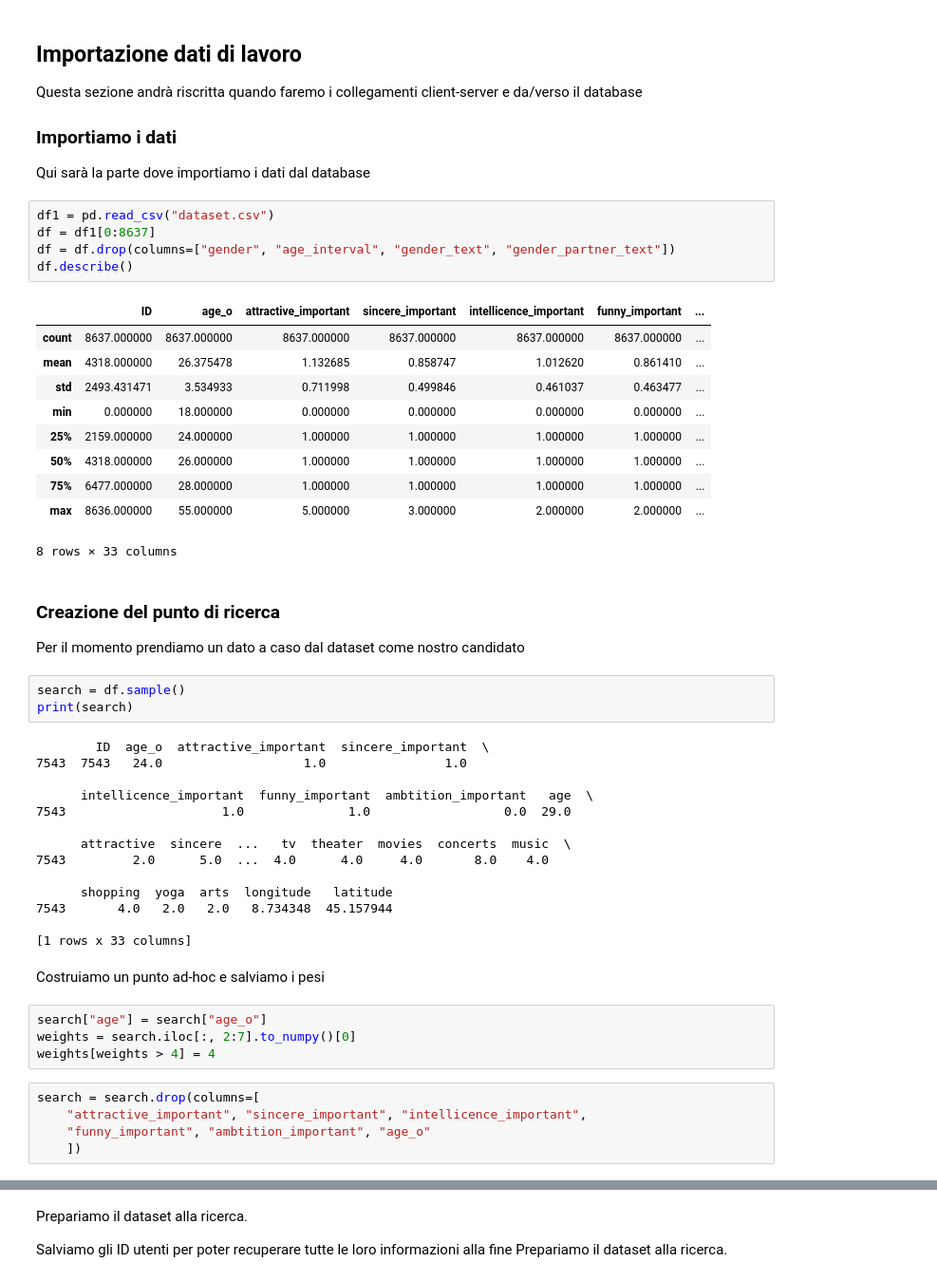
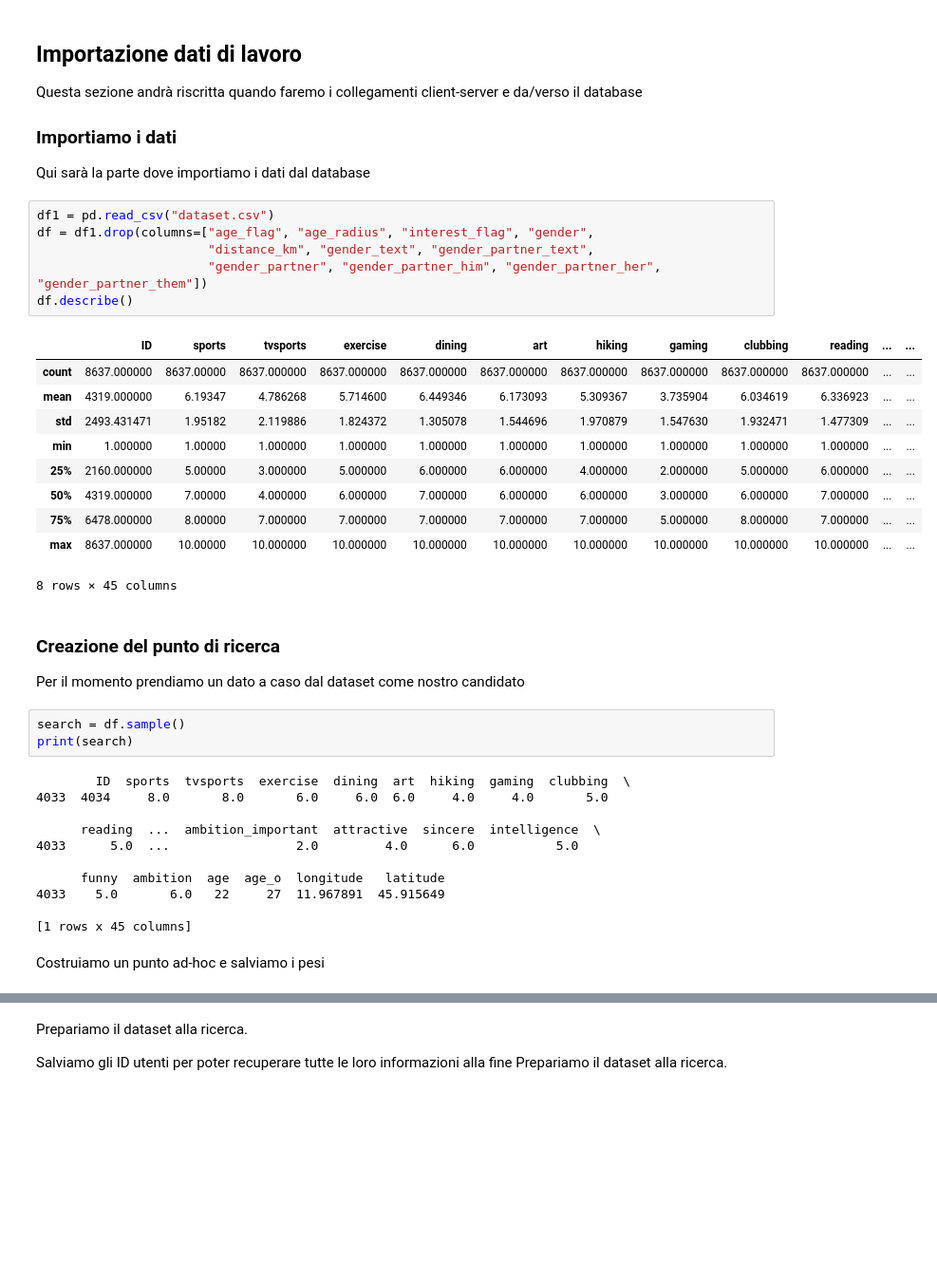
Before and after one commit to Francescabazzo/qpid, a Jupyter notebook: backend/backend.ipynb, the cells around one changed output, grey strips where cells are left out. Shown at 95% size. Saved outputs shown, nothing was run; the diff lists cells and outputs as text; blank space fills up the shorter version.

```diff
--- a/backend/backend.ipynb
+++ b/backend/backend.ipynb
@@ -13,20 +12,21 @@ Questa sezione andrà riscritta quando faremo i collegamenti client-server e da/
 Qui sarà la parte dove importiamo i dati dal database
 # %%
 df1 = pd.read_csv("dataset.csv")
-df = df1[0:8637]
-df = df.drop(columns=["gender", "age_interval", "gender_text", "gender_partner_text"])
+df = df1.drop(columns=["age_flag", "age_radius", "interest_flag", "gender",
+                       "distance_km", "gender_text", "gender_partner_text",
+                       "gender_partner", "gender_partner_him", "gender_partner_her", "gender_partner_them"])
 df.describe()
 # %% [output]
-|  | ID | age_o | attractive_important | sincere_important | intellicence_important | funny_important | ... |
-| count | 8637.000000 | 8637.000000 | 8637.000000 | 8637.000000 | 8637.000000 | 8637.000000 | ... |
-| mean | 4318.000000 | 26.375478 | 1.132685 | 0.858747 | 1.012620 | 0.861410 | ... |
-| std | 2493.431471 | 3.534933 | 0.711998 | 0.499846 | 0.461037 | 0.463477 | ... |
-| min | 0.000000 | 18.000000 | 0.000000 | 0.000000 | 0.000000 | 0.000000 | ... |
-| 25% | 2159.000000 | 24.000000 | 1.000000 | 1.000000 | 1.000000 | 1.000000 | ... |
-| 50% | 4318.000000 | 26.000000 | 1.000000 | 1.000000 | 1.000000 | 1.000000 | ... |
-| 75% | 6477.000000 | 28.000000 | 1.000000 | 1.000000 | 1.000000 | 1.000000 | ... |
-| max | 8636.000000 | 55.000000 | 5.000000 | 3.000000 | 2.000000 | 2.000000 | ... |
+|  | ID | sports | tvsports | exercise | dining | art | hiking | gaming | clubbing | reading | ... | ... |
+| count | 8637.000000 | 8637.00000 | 8637.000000 | 8637.000000 | 8637.000000 | 8637.000000 | 8637.000000 | 8637.000000 | 8637.000000 | 8637.000000 | ... | ... |
+| mean | 4319.000000 | 6.19347 | 4.786268 | 5.714600 | 6.449346 | 6.173093 | 5.309367 | 3.735904 | 6.034619 | 6.336923 | ... | ... |
+| std | 2493.431471 | 1.95182 | 2.119886 | 1.824372 | 1.305078 | 1.544696 | 1.970879 | 1.547630 | 1.932471 | 1.477309 | ... | ... |
+| min | 1.000000 | 1.00000 | 1.000000 | 1.000000 | 1.000000 | 1.000000 | 1.000000 | 1.000000 | 1.000000 | 1.000000 | ... | ... |
+| 25% | 2160.000000 | 5.00000 | 3.000000 | 5.000000 | 6.000000 | 6.000000 | 4.000000 | 2.000000 | 5.000000 | 6.000000 | ... | ... |
+| 50% | 4319.000000 | 7.00000 | 4.000000 | 6.000000 | 7.000000 | 6.000000 | 6.000000 | 3.000000 | 6.000000 | 7.000000 | ... | ... |
+| 75% | 6478.000000 | 8.00000 | 7.000000 | 7.000000 | 7.000000 | 7.000000 | 7.000000 | 5.000000 | 8.000000 | 7.000000 | ... | ... |
+| max | 8637.000000 | 10.00000 | 10.000000 | 10.000000 | 10.000000 | 10.000000 | 10.000000 | 10.000000 | 10.000000 | 10.000000 | ... | ... |
-8 rows × 33 columns
+8 rows × 45 columns
 # %% [markdown]
 ### Creazione del punto di ricerca
 Per il momento prendiamo un dato a caso dal dataset come nostro candidato
@@ -34,27 +34,15 @@ Per il momento prendiamo un dato a caso dal dataset come nostro candidato
 search = df.sample()
 print(search)
 # %% [output]
-        ID  age_o  attractive_important  sincere_important  \
-7543  7543   24.0                   1.0                1.0
+        ID  sports  tvsports  exercise  dining  art  hiking  gaming  clubbing  \
+4033  4034     8.0       8.0       6.0     6.0  6.0     4.0     4.0       5.0
 
-      intellicence_important  funny_important  ambtition_important   age  \
-7543                     1.0              1.0                  0.0  29.0
+      reading  ...  ambition_important  attractive  sincere  intelligence  \
+4033      5.0  ...                 2.0         4.0      6.0           5.0
 
-      attractive  sincere  ...   tv  theater  movies  concerts  music  \
-7543         2.0      5.0  ...  4.0      4.0     4.0       8.0    4.0
+      funny  ambition  age  age_o  longitude   latitude
+4033    5.0       6.0   22     27  11.967891  45.915649
 
-      shopping  yoga  arts  longitude   latitude
-7543       4.0   2.0   2.0   8.734348  45.157944
-
-[1 rows x 33 columns]
+[1 rows x 45 columns]
 # %% [markdown]
 Costruiamo un punto ad-hoc e salviamo i pesi
-# %%
-search["age"] = search["age_o"]
-weights = search.iloc[:, 2:7].to_numpy()[0]
-weights[weights > 4] = 4
-# %%
-search = search.drop(columns=[
-    "attractive_important", "sincere_important", "intellicence_important",
-    "funny_important", "ambtition_important", "age_o"
-    ])
```
Also changed, not shown: parts of 12 cells of this notebook, 2 other files.
